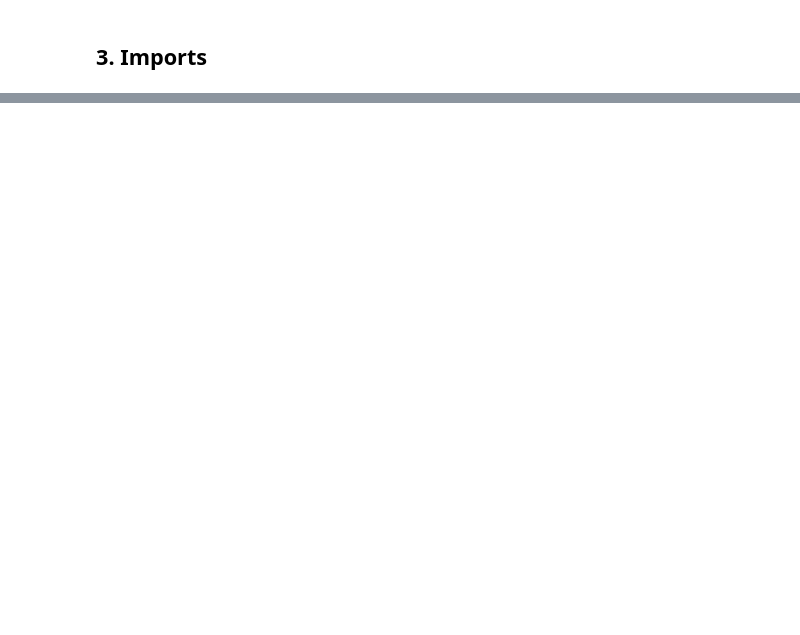
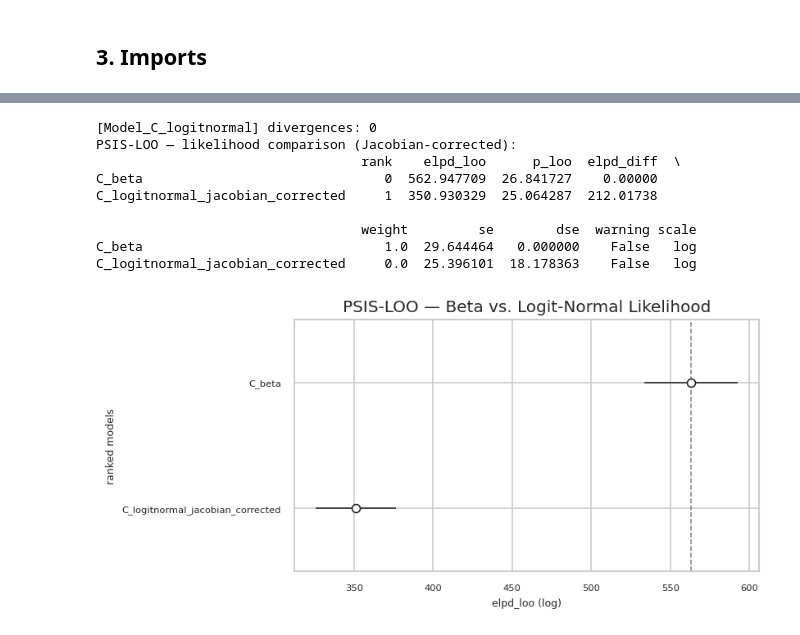
Before and after one commit to dakshini01/ProdFusion, a Jupyter notebook: codes/02_bayesian_beta_model_v2.ipynb, the cells around one changed output, grey strips where cells are left out. Drawn from its saved outputs; the diff is of its cells as text; code cells hidden in the pictures; blank space fills up the shorter version.

```diff
--- a/codes/02_bayesian_beta_model_v2.ipynb
+++ b/codes/02_bayesian_beta_model_v2.ipynb
@@ -833,16 +100,0 @@ print("✓ Saved: output/02_predicted_vs_actual.png")
-# %%
-fig, axes = plt.subplots(1, 3, figsize=(16, 4), sharey=True)
-for ax, (name, preds), color in zip(axes, pred_dict.items(), colors):
-    resid = y_test - preds
-    ax.hist(resid, bins=30, color=color, alpha=0.75, edgecolor="white")
-    ax.axvline(0, color="black", lw=1.5, ls="--")
-    ax.set_title(f"{name}\nMean residual = {resid.mean():.4f}", fontsize=9)
-    ax.set_xlabel("Residual (actual − predicted)", fontsize=9)
-    ax.set_ylabel("Count", fontsize=9)
-    ax.grid(alpha=0.3)
-
-fig.suptitle("Residual Distributions — Test Set", fontsize=13, fontweight="bold")
-plt.tight_layout()
-plt.savefig(OUTPUT_DIR / "02_residuals.png", dpi=120)
-plt.show()
-print("✓ Saved: output/02_residuals.png")
@@ -965,0 +1542,26 @@ else:
+# %%
+model_C_logitnormal, idata_C_logitnormal = fit_model_c_variant(
+    label="Model_C_logitnormal",
+    wip_fit_array=X_fit[:, COL["wip"]],
+    n_spline_knots=N_SPLINE_KNOTS,
+    prior_scale=1.0,
+    likelihood="logitnormal",
+    draws=800, tune=1200, chains=2,
+)
+
+likelihood_compare = az.compare(
+    {"C_beta": idata_C, "C_logitnormal_jacobian_corrected": idata_C_logitnormal},
+    ic="loo", method="stacking", scale="log",
+)
+print("PSIS-LOO — likelihood comparison (Jacobian-corrected):")
+print(likelihood_compare)
+
+fig, ax = plt.subplots(figsize=(7, 3.5))
+az.plot_compare(likelihood_compare, insample_dev=False, ax=ax)
+ax.set_title("PSIS-LOO — Beta vs. Logit-Normal Likelihood")
+plt.tight_layout()
+plt.savefig(OUTPUT_DIR / "02_likelihood_loo_comparison.png", dpi=120)
+plt.show()
+
+likelihood_compare.to_csv(MODEL_DIR / "02_likelihood_loo_comparison.csv")
+# %% [output]
@@ -965,0 +1570,10 @@ else:
+[Model_C_logitnormal] divergences: 0
+PSIS-LOO — likelihood comparison (Jacobian-corrected):
+                                  rank    elpd_loo      p_loo  elpd_diff  \
+C_beta                               0  562.947709  26.841727    0.00000
+C_logitnormal_jacobian_corrected     1  350.930329  25.064287  212.01738
+
+                                  weight         se        dse  warning scale
+C_beta                               1.0  29.644464   0.000000    False   log
+C_logitnormal_jacobian_corrected     0.0  25.396101  18.178363    False   log
+[figure, added]
```
Also changed, not shown: parts of 91 cells of this notebook.
